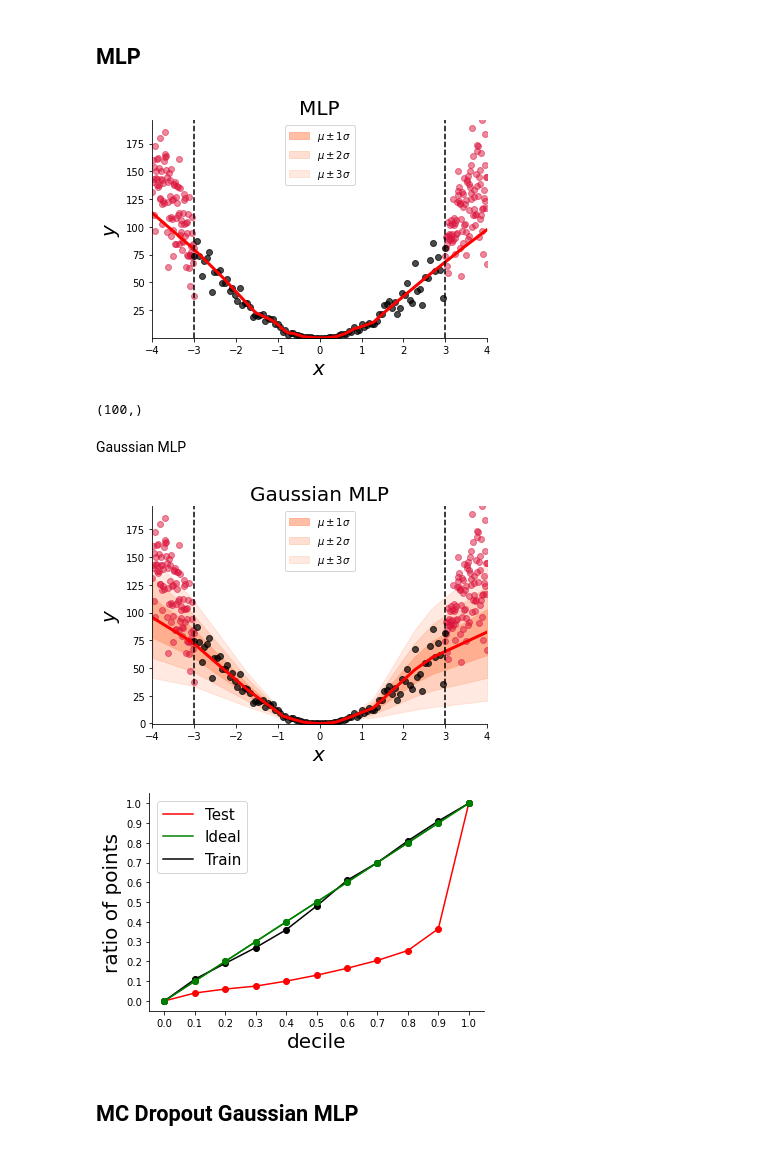
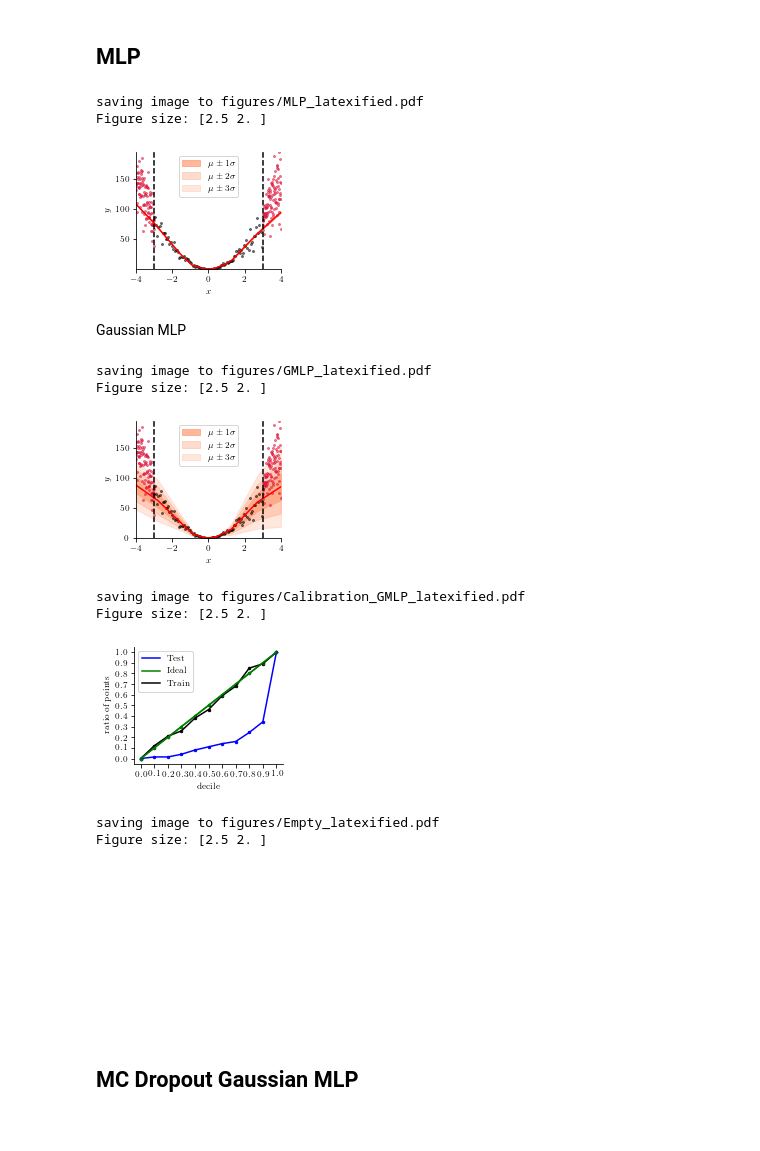
Before and after one commit to nipunbatra/bnn-zoo, a Jupyter notebook: notebooks/regression/heteroDataComparison.ipynb, the cells around one changed output. Drawn from its saved outputs; the diff is of its cells as text; code cells hidden in the pictures.

Commit message:
plot functions refactored for latexify

```diff
--- a/notebooks/regression/heteroDataComparison.ipynb
+++ b/notebooks/regression/heteroDataComparison.ipynb
@@ -42,7 +46,7 @@ plot.plot_actualdata(x_train, y_train, x_test, y_test)
 # %% [markdown]
 ## MLP
 # %%
-mlp_model = mlp([32, 64, 32, 1], [nn.relu] * 3, [0] * 3)
+mlp_model = mlp([64,32, 1], [nn.relu] * 2, [0] * 2)
 mlp_params = mlp_model.init(jax.random.PRNGKey(0), x_train, True)
 # %%
 mlp_params, mlp_loss = fit(
@@ -51,18 +55,17 @@ mlp_params, mlp_loss = fit(
 # %%
 n_points = 300
 y_hat = mlp_model.apply(mlp_params, x_linspace_test, True)
 y_hat_train = mlp_model.apply(mlp_params, x_train, True)
 y_hat_test = mlp_model.apply(mlp_params, x_test, True)
 y_hat = y_hat.reshape(n_points)
 plot.plot_prediction_reg(
-    x_train, y_train, x_test, y_test, x_linspace_test, y_hat, 0, "MLP"
+    x_train, y_train, x_test, y_test, x_linspace_test, y_hat, 0, ""
 )
+savefig('MLP.pdf')
 # %% [output]
+saving image to figures/MLP_latexified.pdf
+Figure size: [2.5 2. ]
-[figure, old version]
+[figure, new version]
-# %%
-y_hat_train.reshape(-1).shape
-# %% [output]
-(100,)
 # %% [markdown]
 Gaussian MLP
 # %%
@@ -90,22 +93,37 @@ plot.plot_prediction_reg(
     x_linspace_test,
     gmlp_mean,
     gmlp_sigma,
-    "Gaussian MLP",
+    "",
 )
+savefig('GMLP.pdf')
 # %% [output]
+saving image to figures/GMLP_latexified.pdf
+Figure size: [2.5 2. ]
-[figure, old version]
+[figure, new version]
 # %%
 fig, ax = plt.subplots(1)
 gmlp_mean_test, gmlp_sigma_test = gmlp_model.apply(gmlp_params, x_test, True)
 gmlp_mean_train, gmlp_sigma_train = gmlp_model.apply(gmlp_params, x_train, True)
 _, _ = plot.calibration_regression(
-    gmlp_mean_test, gmlp_sigma_test, y_test, "Red", "Test", ax
+    gmlp_mean_test, gmlp_sigma_test, y_test, "Test", "blue", ax
 )
 _, _ = plot.calibration_regression(
-    gmlp_mean_train, gmlp_sigma_train, y_train, "black", "Train", ax
+    gmlp_mean_train, gmlp_sigma_train, y_train, "Train", "black", ax
 )
+savefig('Calibration_GMLP.pdf')
 # %% [output]
+saving image to figures/Calibration_GMLP_latexified.pdf
+Figure size: [2.5 2. ]
-[figure, old version]
+[figure, new version]
+# %%
+plt.plot()
+plt.axis('off')
+sns.despine()
+savefig('Empty.pdf')
+# %% [output]
+saving image to figures/Empty_latexified.pdf
+Figure size: [2.5 2. ]
+[figure, added]
 # %% [markdown]
 ## MC Dropout Gaussian MLP
 # %%
```
Also changed, not shown: parts of 25 cells of this notebook, 1 other file.
